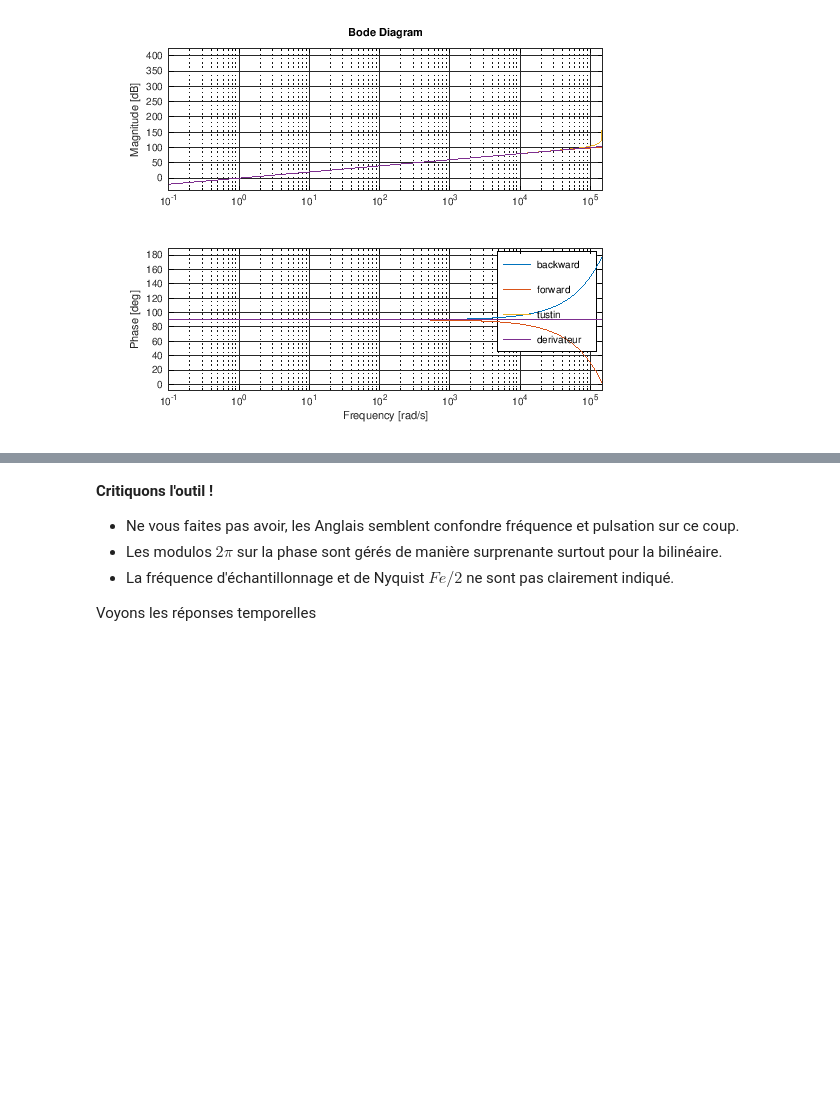
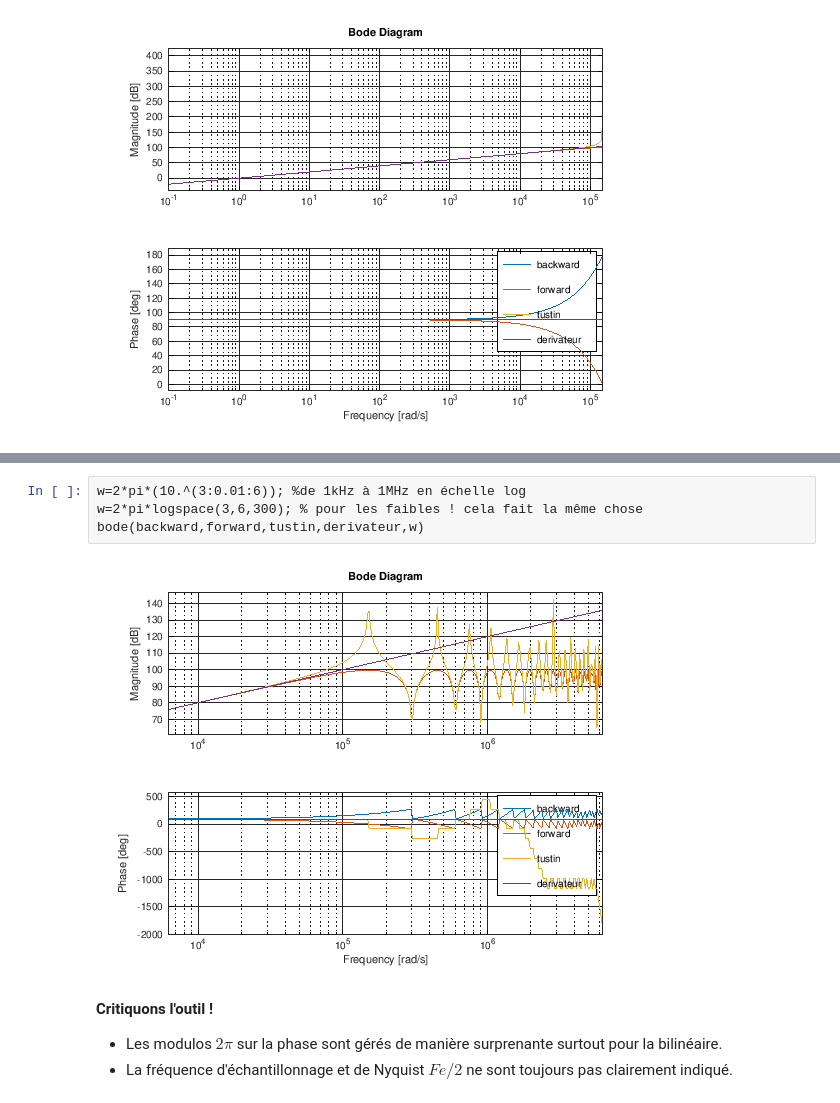
Before and after one commit to balaise31/Signal, a Jupyter notebook: discret/tp/FILT_prepa_bilineaire.ipynb, the cells around one changed output, grey strips where cells are left out. Drawn from its saved outputs; the diff is of its cells as text; blank space fills up the shorter version.

```diff
--- a/discret/tp/FILT_prepa_bilineaire.ipynb
+++ b/discret/tp/FILT_prepa_bilineaire.ipynb
@@ -268,7 +328,10 @@ bode(backward,forward,tustin,derivateur)
+# %%
+w=2*pi*(10.^(3:0.01:6)); %de 1kHz à 1MHz en échelle log
+w=2*pi*logspace(3,6,300); % pour les faibles ! cela fait la même chose
+bode(backward,forward,tustin,derivateur,w)
+# %% [output]
+[figure, added]
 # %% [markdown]
 **Critiquons l'outil !**
-- Ne vous faites pas avoir, les Anglais semblent confondre fréquence et pulsation sur ce coup.
 - Les modulos $2\pi$ sur la phase sont gérés de manière surprenante surtout pour la bilinéaire.
-- La fréquence d'échantillonnage et de Nyquist $Fe/2$ ne sont pas clairement indiqué.
-
-Voyons les réponses temporelles
+- La fréquence d'échantillonnage et de Nyquist $Fe/2$ ne sont toujours pas clairement indiqué.
```
Also changed, not shown: parts of 28 cells of this notebook, 4 other files.
